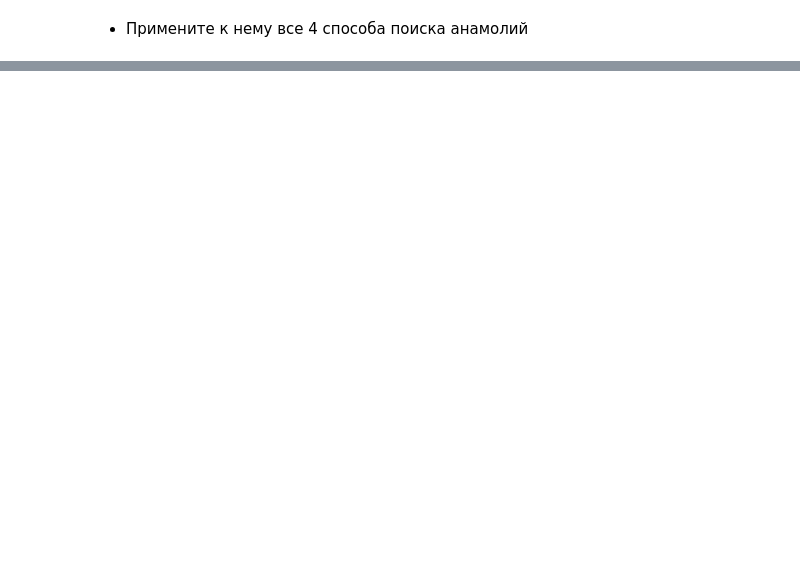
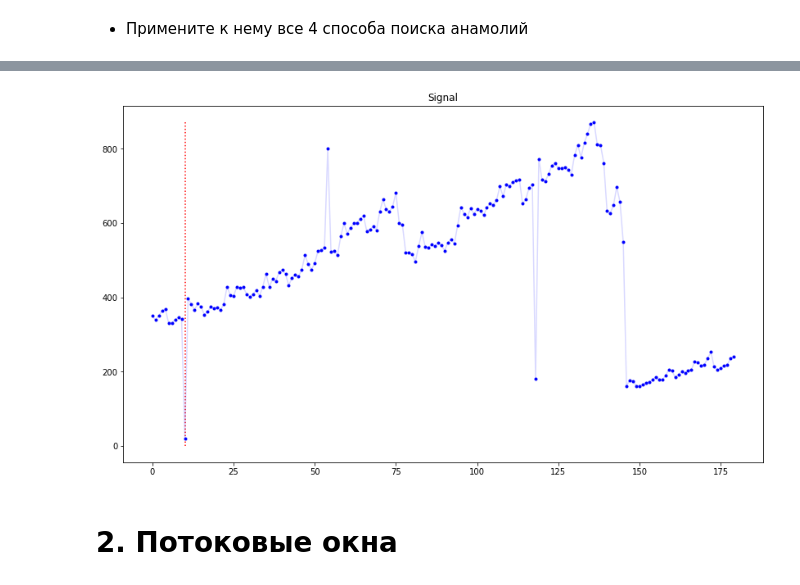
Before and after one commit to HeliosBI/AMLHW15_timeline_anomally, a Jupyter notebook: AMLHW15.ipynb, the cells around one changed output, grey strips where cells are left out. Saved outputs shown, nothing was run; the diff lists cells and outputs as text; code cells hidden in the pictures; blank space fills up the shorter version.

```diff
--- a/AMLHW15.ipynb
+++ b/AMLHW15.ipynb
@@ -10,0 +78,6 @@ import numpy as np
+# %%
+simulate(MeanDetector(threshold=0.1), signal_1)
+# %% [output]
+[figure, added]
+# %% [markdown]
+# 2. Потоковые окна
```
Also changed, not shown: parts of 16 cells of this notebook.
